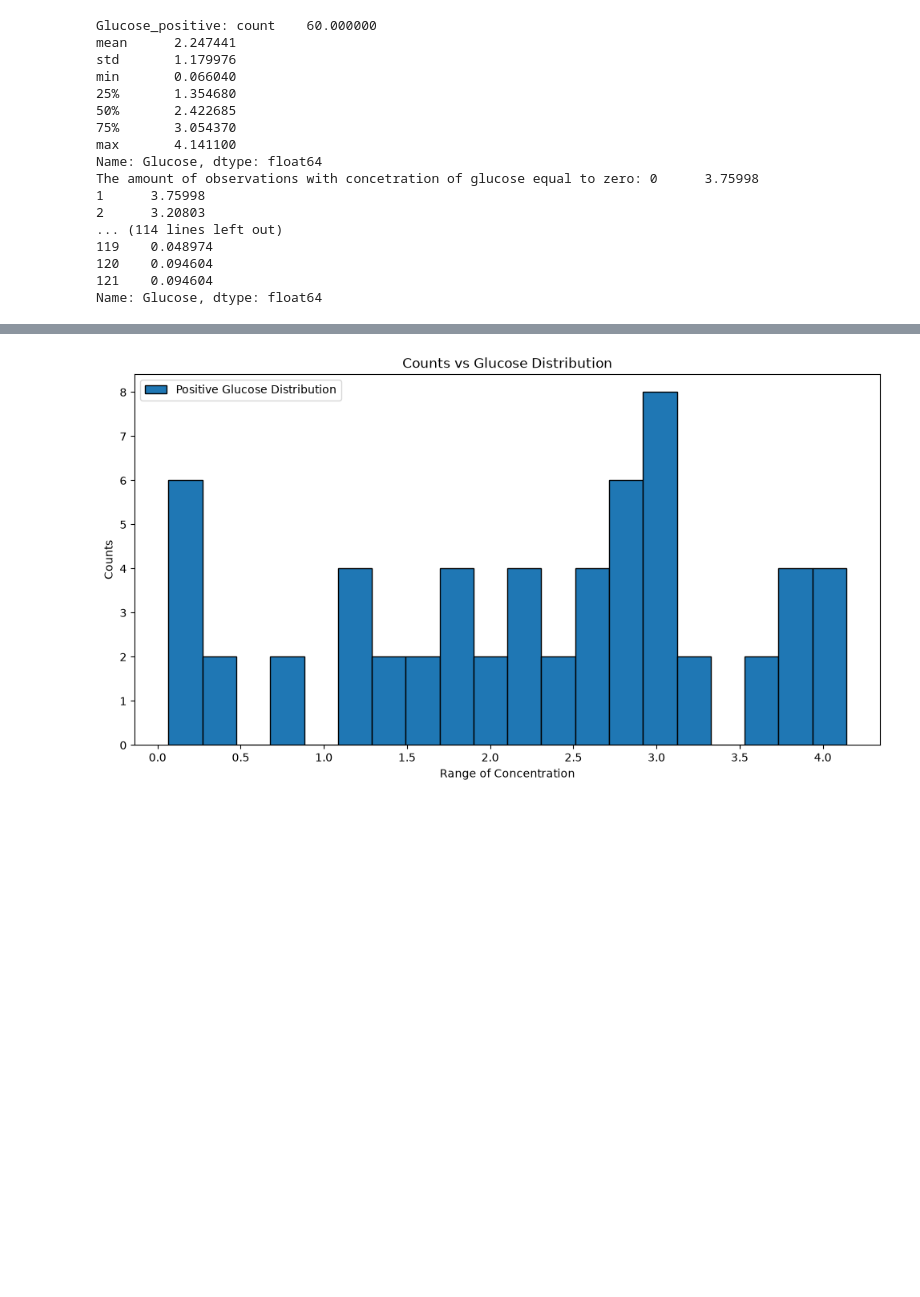
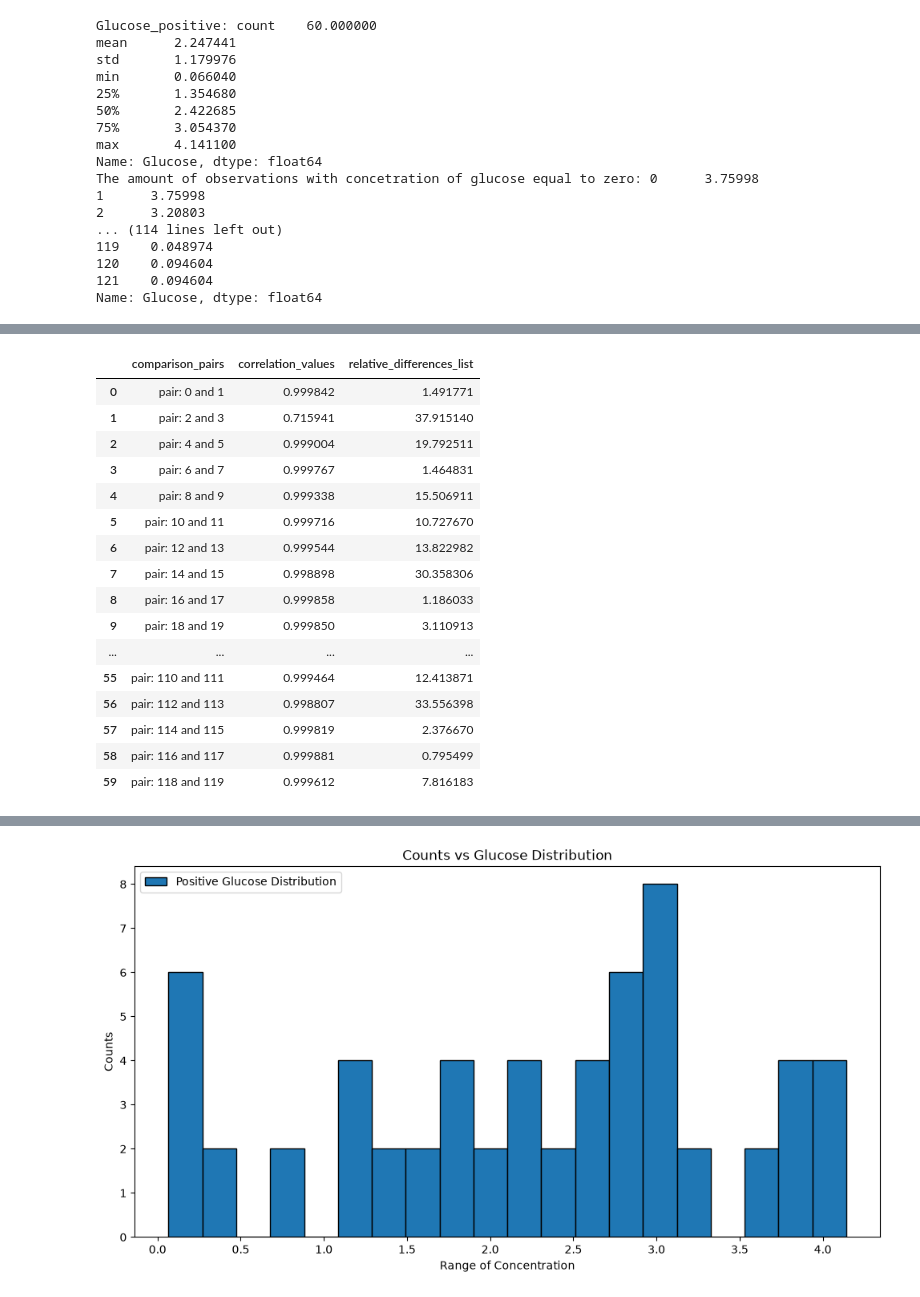
Before and after one commit to DanielU1603/Soft-Biosensor, a Jupyter notebook: Exploratory Analysis/ecoli_fermentation.ipynb, the cells around one changed output, grey strips where cells are left out. Cells and saved outputs as stored; diff of their text form; code cells hidden in the pictures; blank space fills up the shorter version.

```diff
--- a/Exploratory Analysis/ecoli_fermentation.ipynb
+++ b/Exploratory Analysis/ecoli_fermentation.ipynb
@@ -415,0 +474,25 @@ Name: Glucose, dtype: float64
+# %%
+
+correlation_df = pd.DataFrame(
+        statistics_dic
+        )
+
+correlation_df.head(60)
+# %% [output]
+|  | comparison_pairs | correlation_values | relative_differences_list |
+| 0 | pair: 0 and 1 | 0.999842 | 1.491771 |
+| 1 | pair: 2 and 3 | 0.715941 | 37.915140 |
+| 2 | pair: 4 and 5 | 0.999004 | 19.792511 |
+| 3 | pair: 6 and 7 | 0.999767 | 1.464831 |
+| 4 | pair: 8 and 9 | 0.999338 | 15.506911 |
+| 5 | pair: 10 and 11 | 0.999716 | 10.727670 |
+| 6 | pair: 12 and 13 | 0.999544 | 13.822982 |
+| 7 | pair: 14 and 15 | 0.998898 | 30.358306 |
+| 8 | pair: 16 and 17 | 0.999858 | 1.186033 |
+| 9 | pair: 18 and 19 | 0.999850 | 3.110913 |
+| ... | ... | ... | ... |
+| 55 | pair: 110 and 111 | 0.999464 | 12.413871 |
+| 56 | pair: 112 and 113 | 0.998807 | 33.556398 |
+| 57 | pair: 114 and 115 | 0.999819 | 2.376670 |
+| 58 | pair: 116 and 117 | 0.999881 | 0.795499 |
+| 59 | pair: 118 and 119 | 0.999612 | 7.816183 |
```
Also changed, not shown: parts of 16 cells of this notebook.
